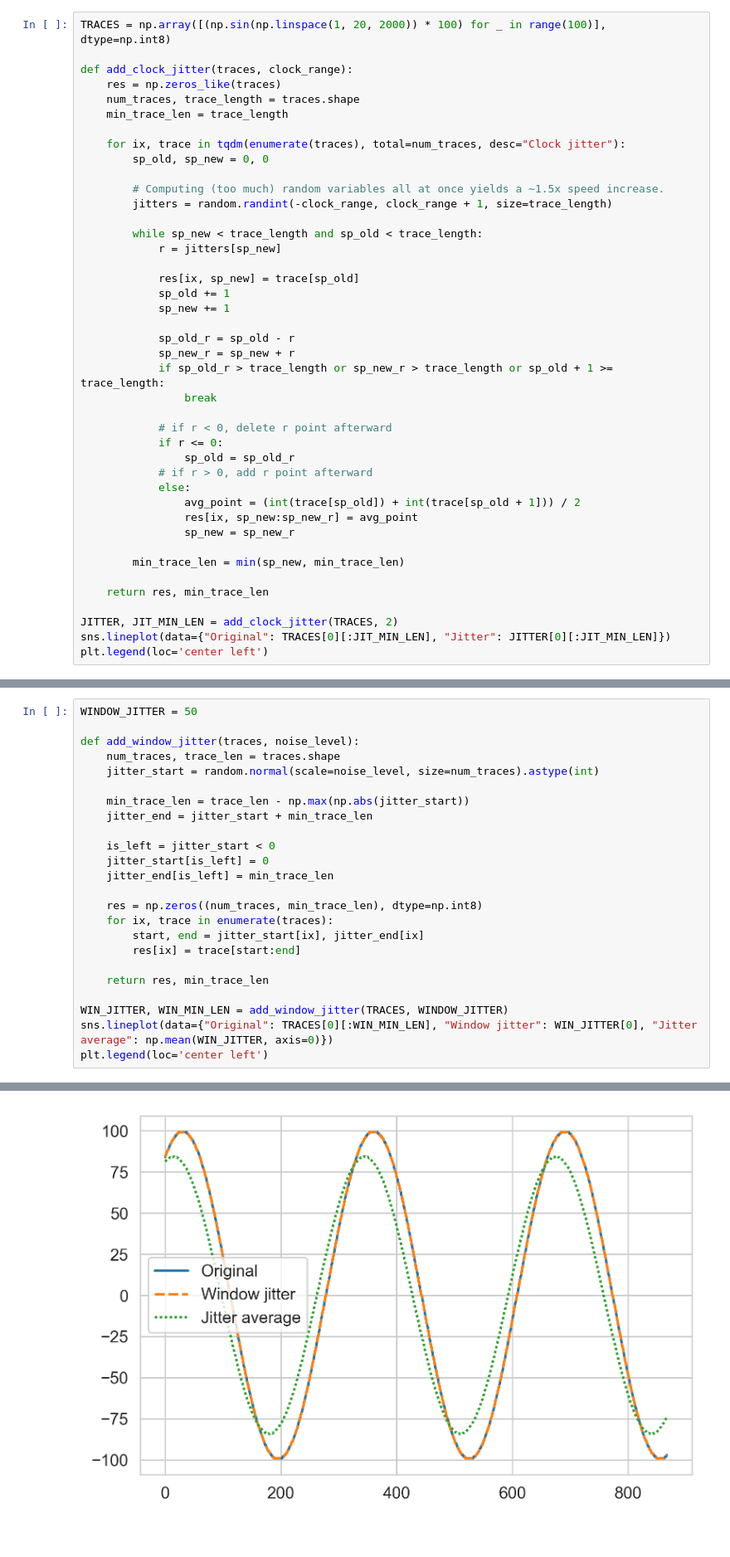
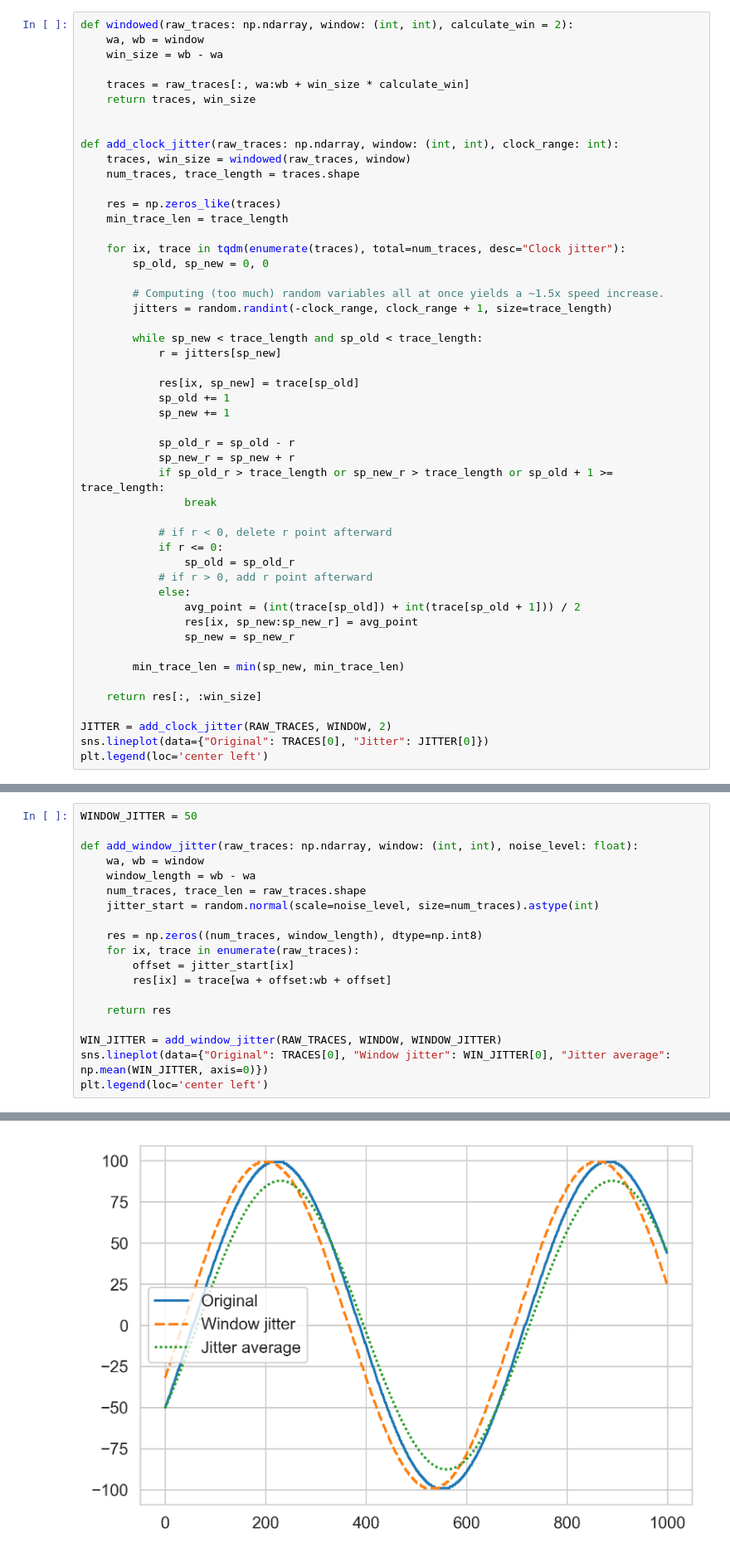
Before and after one commit to ccberg/LA, a Jupyter notebook: books/pollution/pollutions.ipynb, the cells around one changed output, grey strips where cells are left out. Shown at 83% size. Cells and saved outputs as stored; diff of their text form.

```diff
--- a/books/pollution/pollutions.ipynb
+++ b/books/pollution/pollutions.ipynb
@@ -29,9 +35,17 @@ in the traces ending more or less in the same place.
 # %%
-TRACES = np.array([(np.sin(np.linspace(1, 20, 2000)) * 100) for _ in range(100)], dtype=np.int8)
+def windowed(raw_traces: np.ndarray, window: (int, int), calculate_win = 2):
+    wa, wb = window
+    win_size = wb - wa
 
-def add_clock_jitter(traces, clock_range):
+    traces = raw_traces[:, wa:wb + win_size * calculate_win]
+    return traces, win_size
+
+
+def add_clock_jitter(raw_traces: np.ndarray, window: (int, int), clock_range: int):
+    traces, win_size = windowed(raw_traces, window)
+    num_traces, trace_length = traces.shape
+
     res = np.zeros_like(traces)
-    num_traces, trace_length = traces.shape
     min_trace_len = trace_length
 
     for ix, trace in tqdm(enumerate(traces), total=num_traces, desc="Clock jitter"):
@@ -63,10 +77,10 @@ def add_clock_jitter(traces, clock_range):
 
         min_trace_len = min(sp_new, min_trace_len)
 
-    return res, min_trace_len
+    return res[:, :win_size]
 
-JITTER, JIT_MIN_LEN = add_clock_jitter(TRACES, 2)
-sns.lineplot(data={"Original": TRACES[0][:JIT_MIN_LEN], "Jitter": JITTER[0][:JIT_MIN_LEN]})
+JITTER = add_clock_jitter(RAW_TRACES, WINDOW, 2)
+sns.lineplot(data={"Original": TRACES[0], "Jitter": JITTER[0]})
 plt.legend(loc='center left')
 # %% [output]
 <matplotlib.legend.Legend at 0x...>
@@ -143,27 +157,22 @@ Based on the method from ASCAD.
 # %%
 WINDOW_JITTER = 50
 
-def add_window_jitter(traces, noise_level):
-    num_traces, trace_len = traces.shape
+def add_window_jitter(raw_traces: np.ndarray, window: (int, int), noise_level: float):
+    wa, wb = window
+    window_length = wb - wa
+    num_traces, trace_len = raw_traces.shape
     jitter_start = random.normal(scale=noise_level, size=num_traces).astype(int)
 
-    min_trace_len = trace_len - np.max(np.abs(jitter_start))
-    jitter_end = jitter_start + min_trace_len
+    res = np.zeros((num_traces, window_length), dtype=np.int8)
+    for ix, trace in enumerate(raw_traces):
+        offset = jitter_start[ix]
+        res[ix] = trace[wa + offset:wb + offset]
 
-    is_left = jitter_start < 0
-    jitter_start[is_left] = 0
-    jitter_end[is_left] = min_trace_len
+    return res
 
-    res = np.zeros((num_traces, min_trace_len), dtype=np.int8)
-    for ix, trace in enumerate(traces):
-        start, end = jitter_start[ix], jitter_end[ix]
-        res[ix] = trace[start:end]
-
-    return res, min_trace_len
-
-WIN_JITTER, WIN_MIN_LEN = add_window_jitter(TRACES, WINDOW_JITTER)
-sns.lineplot(data={"Original": TRACES[0][:WIN_MIN_LEN], "Window jitter": WIN_JITTER[0], "Jitter average": np.mean(WIN_JITTER, axis=0)})
+WIN_JITTER = add_window_jitter(RAW_TRACES, WINDOW, WINDOW_JITTER)
+sns.lineplot(data={"Original": TRACES[0], "Window jitter": WIN_JITTER[0], "Jitter average": np.mean(WIN_JITTER, axis=0)})
 plt.legend(loc='center left')
 # %% [output]
 <matplotlib.legend.Legend at 0x...>
-[figure, old version]
+[figure, new version]
```
Also changed, not shown: parts of 7 cells of this notebook.
